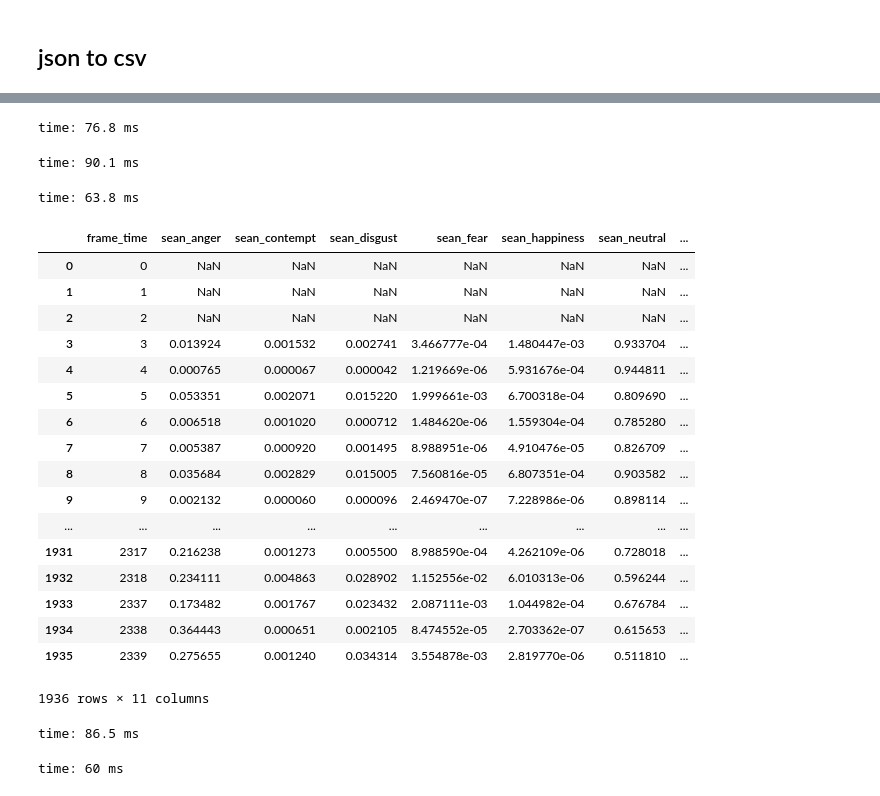
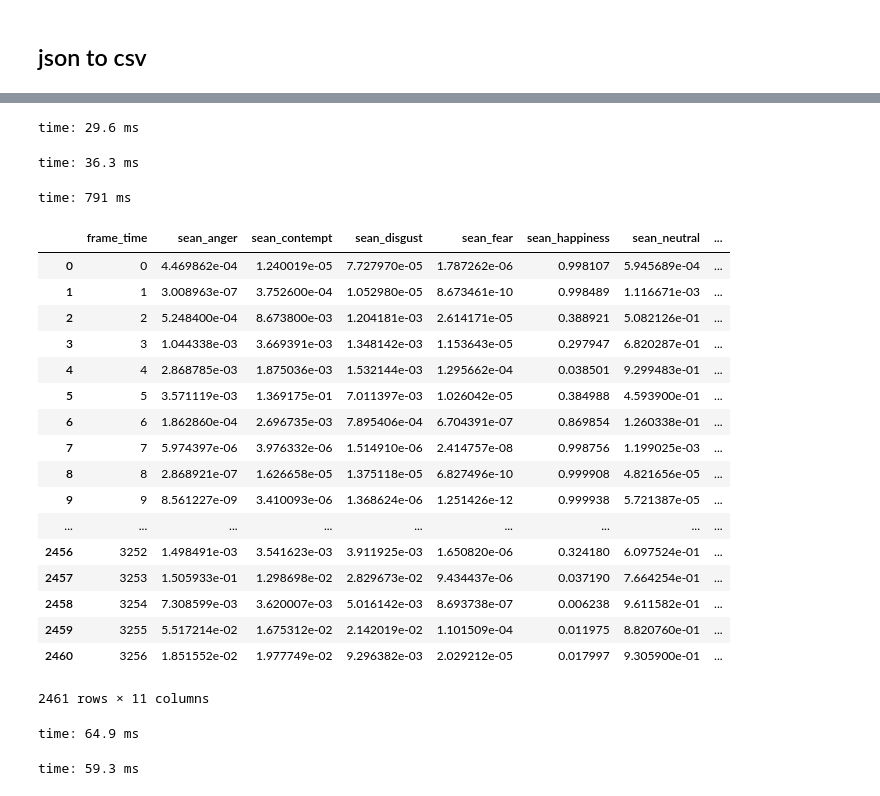
Before and after one commit to Amirosimani/100_days_of_spice, a Jupyter notebook: 100_days_of_spice.ipynb, the cells around one changed output, grey strips where cells are left out. Cells and saved outputs as stored; diff of their text form; code cells hidden in the pictures.

```diff
--- a/100_days_of_spice.ipynb
+++ b/100_days_of_spice.ipynb
@@ -219,7 +219,7 @@ time: 5.49 ms
 #### ATTNTION ----- change '1_23_17/1_23_17___%d.jpg' to match the path and names on your S3 bucket -----#######
 
 url_list = []
-for i in range(0,2340,1):
-    url = "https://s3.amazonaws.com/100daysofspice/3_24_17/3_24_17___%d.jpg" % i
+for i in range(0,3257,1):
+    url = "https://s3.amazonaws.com/100daysofspice/3_9_17/3_9_17___%d.jpg" % i
     url_list.append(url)
 # %% [output]
@@ -324,16 +324,16 @@ time: 8.1 ms
 # %%
-with open('/Users/Amiros/GitHub/100_days_of_spice/json/3_24_17.json') as data_file:
+with open('/Users/Amiros/GitHub/100_days_of_spice/json/3_9_17.json') as data_file:
     json_data = json.load(data_file)
 
 json_data = {int(k):v for k,v in json_data.items()} #converting keys to integer
 frame_keys = sorted(json_data.keys())
 # %% [output]
-time: 76.8 ms
+time: 29.6 ms
 # %%
 csv_data = []
 
 for key in frame_keys:
-    url = 'https://s3.amazonaws.com/100daysofspice/3_24_17/3_24_17___%d.jpg' % key
+    url = 'https://s3.amazonaws.com/100daysofspice/3_9_17/3_9_17___%d.jpg' % key
     frame = json_data[key]
 
     row = {
@@ -370,38 +370,38 @@ for key in frame_keys:
 
     csv_data.append(row)
 # %% [output]
-time: 90.1 ms
+time: 36.3 ms
 # %%
 import pandas as pd
 df = pd.DataFrame(csv_data)
 # %% [output]
-time: 63.8 ms
+time: 791 ms
 # %%
 ####### change the date here
-df['data'] = '3_24_17'
+df['data'] = '3_9_17'
 df
 # %% [output]
 |  | frame_time | sean_anger | sean_contempt | sean_disgust | sean_fear | sean_happiness | sean_neutral | ... |
-| 0 | 0 | NaN | NaN | NaN | NaN | NaN | NaN | ... |
-| 1 | 1 | NaN | NaN | NaN | NaN | NaN | NaN | ... |
-| 2 | 2 | NaN | NaN | NaN | NaN | NaN | NaN | ... |
-| 3 | 3 | 0.013924 | 0.001532 | 0.002741 | 3.466777e-04 | 1.480447e-03 | 0.933704 | ... |
-| 4 | 4 | 0.000765 | 0.000067 | 0.000042 | 1.219669e-06 | 5.931676e-04 | 0.944811 | ... |
-| 5 | 5 | 0.053351 | 0.002071 | 0.015220 | 1.999661e-03 | 6.700318e-04 | 0.809690 | ... |
-| 6 | 6 | 0.006518 | 0.001020 | 0.000712 | 1.484620e-06 | 1.559304e-04 | 0.785280 | ... |
-| 7 | 7 | 0.005387 | 0.000920 | 0.001495 | 8.988951e-06 | 4.910476e-05 | 0.826709 | ... |
-| 8 | 8 | 0.035684 | 0.002829 | 0.015005 | 7.560816e-05 | 6.807351e-04 | 0.903582 | ... |
-| 9 | 9 | 0.002132 | 0.000060 | 0.000096 | 2.469470e-07 | 7.228986e-06 | 0.898114 | ... |
+| 0 | 0 | 4.469862e-04 | 1.240019e-05 | 7.727970e-05 | 1.787262e-06 | 0.998107 | 5.945689e-04 | ... |
+| 1 | 1 | 3.008963e-07 | 3.752600e-04 | 1.052980e-05 | 8.673461e-10 | 0.998489 | 1.116671e-03 | ... |
+| 2 | 2 | 5.248400e-04 | 8.673800e-03 | 1.204181e-03 | 2.614171e-05 | 0.388921 | 5.082126e-01 | ... |
+| 3 | 3 | 1.044338e-03 | 3.669391e-03 | 1.348142e-03 | 1.153643e-05 | 0.297947 | 6.820287e-01 | ... |
+| 4 | 4 | 2.868785e-03 | 1.875036e-03 | 1.532144e-03 | 1.295662e-04 | 0.038501 | 9.299483e-01 | ... |
+| 5 | 5 | 3.571119e-03 | 1.369175e-01 | 7.011397e-03 | 1.026042e-05 | 0.384988 | 4.593900e-01 | ... |
+| 6 | 6 | 1.862860e-04 | 2.696735e-03 | 7.895406e-04 | 6.704391e-07 | 0.869854 | 1.260338e-01 | ... |
+| 7 | 7 | 5.974397e-06 | 3.976332e-06 | 1.514910e-06 | 2.414757e-08 | 0.998756 | 1.199025e-03 | ... |
+| 8 | 8 | 2.868921e-07 | 1.626658e-05 | 1.375118e-05 | 6.827496e-10 | 0.999908 | 4.821656e-05 | ... |
+| 9 | 9 | 8.561227e-09 | 3.410093e-06 | 1.368624e-06 | 1.251426e-12 | 0.999938 | 5.721387e-05 | ... |
 | ... | ... | ... | ... | ... | ... | ... | ... | ... |
-| 1931 | 2317 | 0.216238 | 0.001273 | 0.005500 | 8.988590e-04 | 4.262109e-06 | 0.728018 | ... |
-| 1932 | 2318 | 0.234111 | 0.004863 | 0.028902 | 1.152556e-02 | 6.010313e-06 | 0.596244 | ... |
-| 1933 | 2337 | 0.173482 | 0.001767 | 0.023432 | 2.087111e-03 | 1.044982e-04 | 0.676784 | ... |
-| 1934 | 2338 | 0.364443 | 0.000651 | 0.002105 | 8.474552e-05 | 2.703362e-07 | 0.615653 | ... |
-| 1935 | 2339 | 0.275655 | 0.001240 | 0.034314 | 3.554878e-03 | 2.819770e-06 | 0.511810 | ... |
+| 2456 | 3252 | 1.498491e-03 | 3.541623e-03 | 3.911925e-03 | 1.650820e-06 | 0.324180 | 6.097524e-01 | ... |
+| 2457 | 3253 | 1.505933e-01 | 1.298698e-02 | 2.829673e-02 | 9.434437e-06 | 0.037190 | 7.664254e-01 | ... |
+| 2458 | 3254 | 7.308599e-03 | 3.620007e-03 | 5.016142e-03 | 8.693738e-07 | 0.006238 | 9.611582e-01 | ... |
+| 2459 | 3255 | 5.517214e-02 | 1.675312e-02 | 2.142019e-02 | 1.101509e-04 | 0.011975 | 8.820760e-01 | ... |
+| 2460 | 3256 | 1.851552e-02 | 1.977749e-02 | 9.296382e-03 | 2.029212e-05 | 0.017997 | 9.305900e-01 | ... |
-1936 rows × 11 columns
+2461 rows × 11 columns
-time: 86.5 ms
+time: 64.9 ms
 # %%
 #### change the name here
-df.to_csv('csv/3_24_17-EMOTIONS.csv', sep=',', index=False)
+df.to_csv('csv/3_9_17-EMOTIONS.csv', sep=',', index=False)
 # %% [output]
-time: 60 ms
+time: 59.3 ms
```
Also changed, not shown: parts of 10 cells of this notebook, 7 other files.
